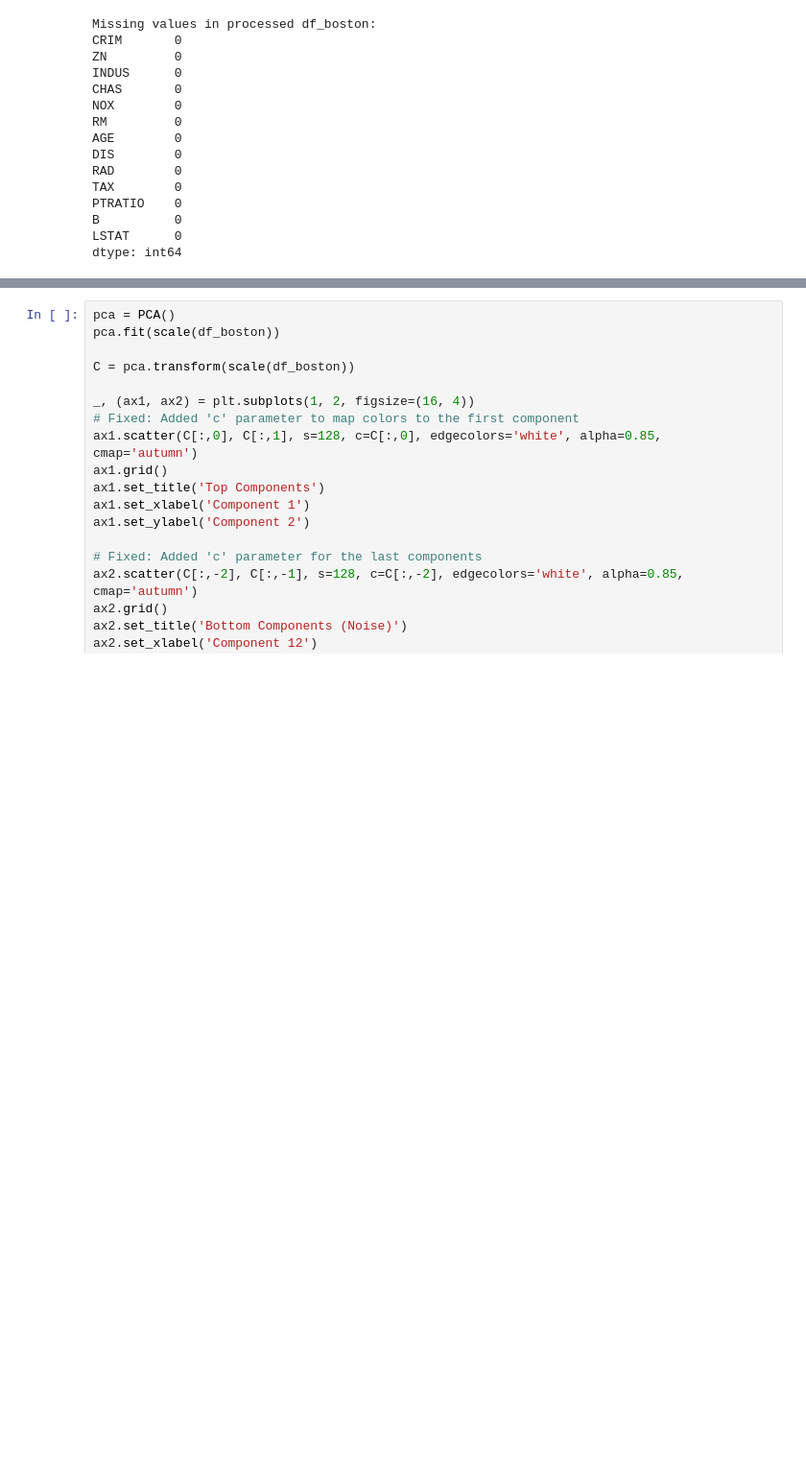
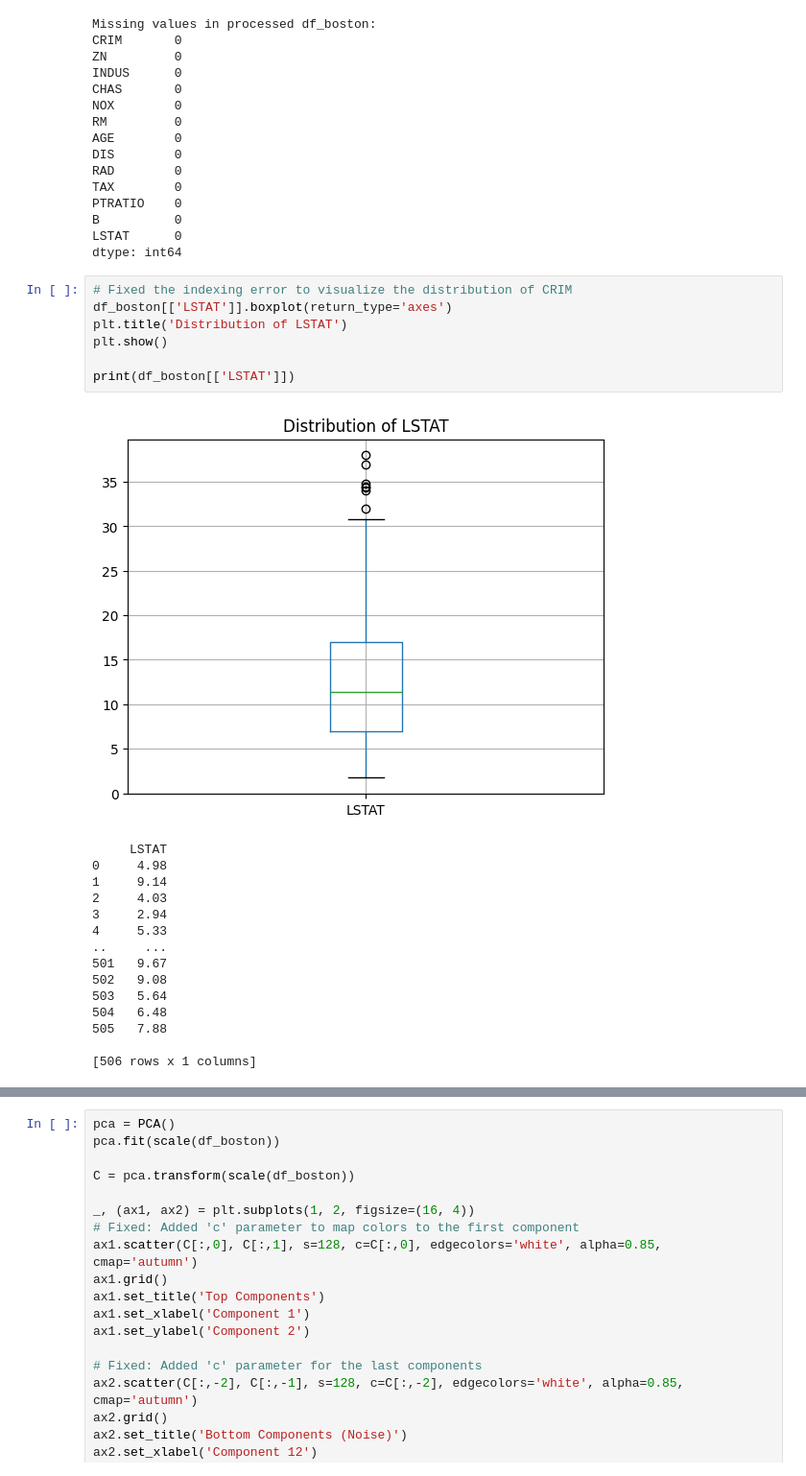
Before and after one commit to gikoluo/ML4D2E, a Jupyter notebook: jupyterlab/Chapter 11.ipynb, the cells around one changed output, grey strips where cells are left out. Shown at 96% size. Drawn from its saved outputs; the diff is of its cells as text; blank space fills up the shorter version.

```diff
--- a/jupyterlab/Chapter 11.ipynb
+++ b/jupyterlab/Chapter 11.ipynb
@@ -200,6 +200,29 @@ PTRATIO    0
 B          0
 LSTAT      0
 dtype: int64
+# %%
+# Fixed the indexing error to visualize the distribution of CRIM
+df_boston[['LSTAT']].boxplot(return_type='axes')
+plt.title('Distribution of LSTAT')
+plt.show()
+
+print(df_boston[['LSTAT']])
+# %% [output]
+[figure, new version]
+     LSTAT
+0     4.98
+1     9.14
+2     4.03
+3     2.94
+4     5.33
+..     ...
+501   9.67
+502   9.08
+503   5.64
+504   6.48
+505   7.88
+
+[506 rows x 1 columns]
 # %%
 # Create a readable DataFrame for the variance summary
 # Fit PCA on the DataFrame
```
Also changed, not shown: parts of 3 cells of this notebook.
